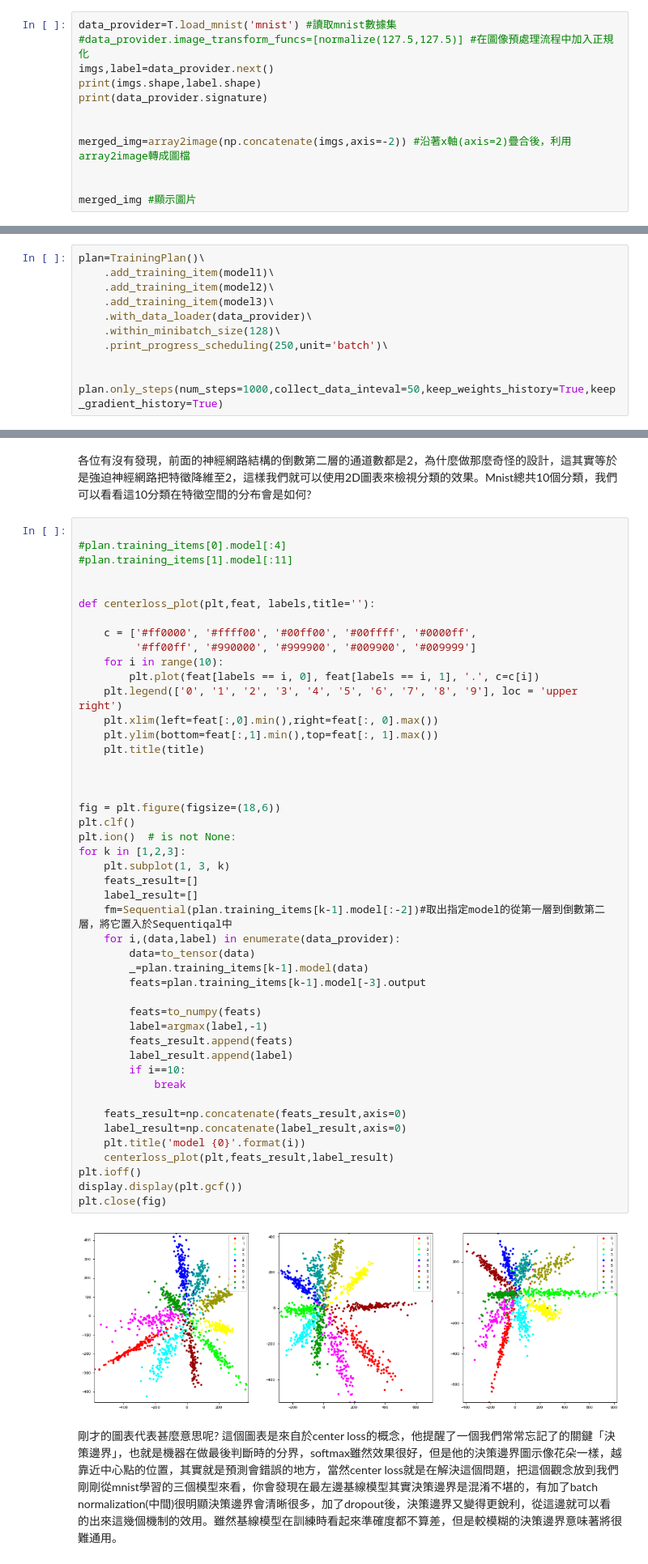
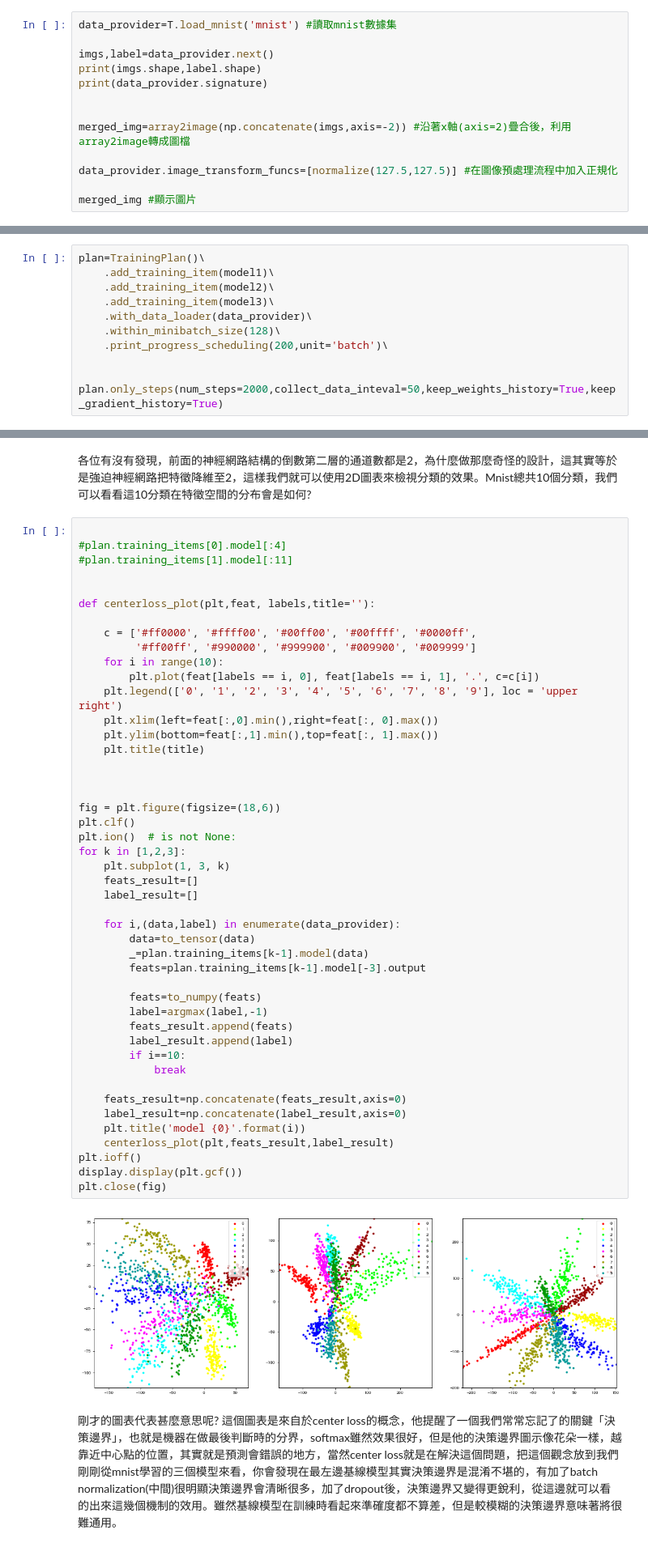
Before and after one commit to AllanYiin/DeepBelief_Course5_Examples, a Jupyter notebook: epoch001_另一種角度看mnist/HelloWorld_mnist_tf.ipynb, the cells around one changed output, grey strips where cells are left out. Shown at 81% size. Cells and saved outputs as stored; diff of their text form.

```diff
--- a/epoch001_另一種角度看mnist/HelloWorld_mnist_tf.ipynb
+++ b/epoch001_另一種角度看mnist/HelloWorld_mnist_tf.ipynb
@@ -33,7 +33,7 @@ executing_eagerly
 在我們這次一系列實作課程改版，很大的差異就是來自於有了新的API:trident,它的概念是提供不同框架的平行開發範本，讓跨框架的開發體驗都能一致化，同時透過封裝過的API，各位也就不需要在關注那些瑣碎的事，掉坑的可能性也會少一點。首先我們來看trident很重要的一個特性，那就是可以一行指令來獲取我們的數據集，我們這次有把經典數據集，以及我為了課程所設計的數據集進行封裝，以MNIST數據集為例，各位只要如下方的一行指令就能存取數據，再加一行就能完成數據的清洗。
 # %%
 data_provider=T.load_mnist('mnist') #讀取mnist數據集
-#data_provider.image_transform_funcs=[normalize(127.5,127.5)] #在圖像預處理流程中加入正規化
+
 imgs,label=data_provider.next()
 print(imgs.shape,label.shape)
 print(data_provider.signature)
@@ -41,6 +41,7 @@ print(data_provider.signature)
 
 merged_img=array2image(np.concatenate(imgs,axis=-2)) #沿著x軸(axis=2)疊合後，利用array2image轉成圖檔
 
+data_provider.image_transform_funcs=[normalize(127.5,127.5)] #在圖像預處理流程中加入正規化
 
 merged_img #顯示圖片
 # %% [output]
@@ -172,10 +173,10 @@ plan=TrainingPlan()\
     .add_training_item(model3)\
     .with_data_loader(data_provider)\
     .within_minibatch_size(128)\
-    .print_progress_scheduling(250,unit='batch')\
+    .print_progress_scheduling(200,unit='batch')\
 
 
-plan.only_steps(num_steps=1000,collect_data_inteval=50,keep_weights_history=True,keep_gradient_history=True)
+plan.only_steps(num_steps=2000,collect_data_inteval=50,keep_weights_history=True,keep_gradient_history=True)
 # %% [output]
 data_feed for model 0 :{ input: data, output: output, target: label }
 data_feed for model 1 :{ input: data, output: output, target: label }
@@ -217,35 +217,35 @@ def centerloss_plot(plt,feat, labels,title=''):
 
 
 
 fig = plt.figure(figsize=(18,6))
 plt.clf()
 plt.ion()  # is not None:
 for k in [1,2,3]:
     plt.subplot(1, 3, k)
     feats_result=[]
     label_result=[]
-    fm=Sequential(plan.training_items[k-1].model[:-2])#取出指定model的從第一層到倒數第二層，將它置入於Sequentiqal中
+
     for i,(data,label) in enumerate(data_provider):
         data=to_tensor(data)
         _=plan.training_items[k-1].model(data)
         feats=plan.training_items[k-1].model[-3].output
 
         feats=to_numpy(feats)
         label=argmax(label,-1)
         feats_result.append(feats)
         label_result.append(label)
         if i==10:
             break
 
     feats_result=np.concatenate(feats_result,axis=0)
     label_result=np.concatenate(label_result,axis=0)
     plt.title('model {0}'.format(i))
     centerloss_plot(plt,feats_result,label_result)
 plt.ioff()
 display.display(plt.gcf())
 plt.close(fig)
 # %% [output]
-[figure, old version]
+[figure, new version]
 # %% [markdown]
 剛才的圖表代表甚麼意思呢? 這個圖表是來自於center loss的概念，他提醒了一個我們常常忘記了的關鍵「決策邊界」，也就是機器在做最後判斷時的分界，softmax雖然效果很好，但是他的決策邊界圖示像花朵一樣，越靠近中心點的位置，其實就是預測會錯誤的地方，當然center loss就是在解決這個問題，把這個觀念放到我們剛剛從mnist學習的三個模型來看，你會發現在最左邊基線模型其實決策邊界是混淆不堪的，有加了batch normalization(中間)很明顯決策邊界會清晰很多，加了dropout後，決策邊界又變得更銳利，從這邊就可以看的出來這幾個機制的效用。雖然基線模型在訓練時看起來準確度都不算差，但是較模糊的決策邊界意味著將很難通用。
 # %% [markdown]
```
Also changed, not shown: parts of 4 cells of this notebook, 1 other file.
